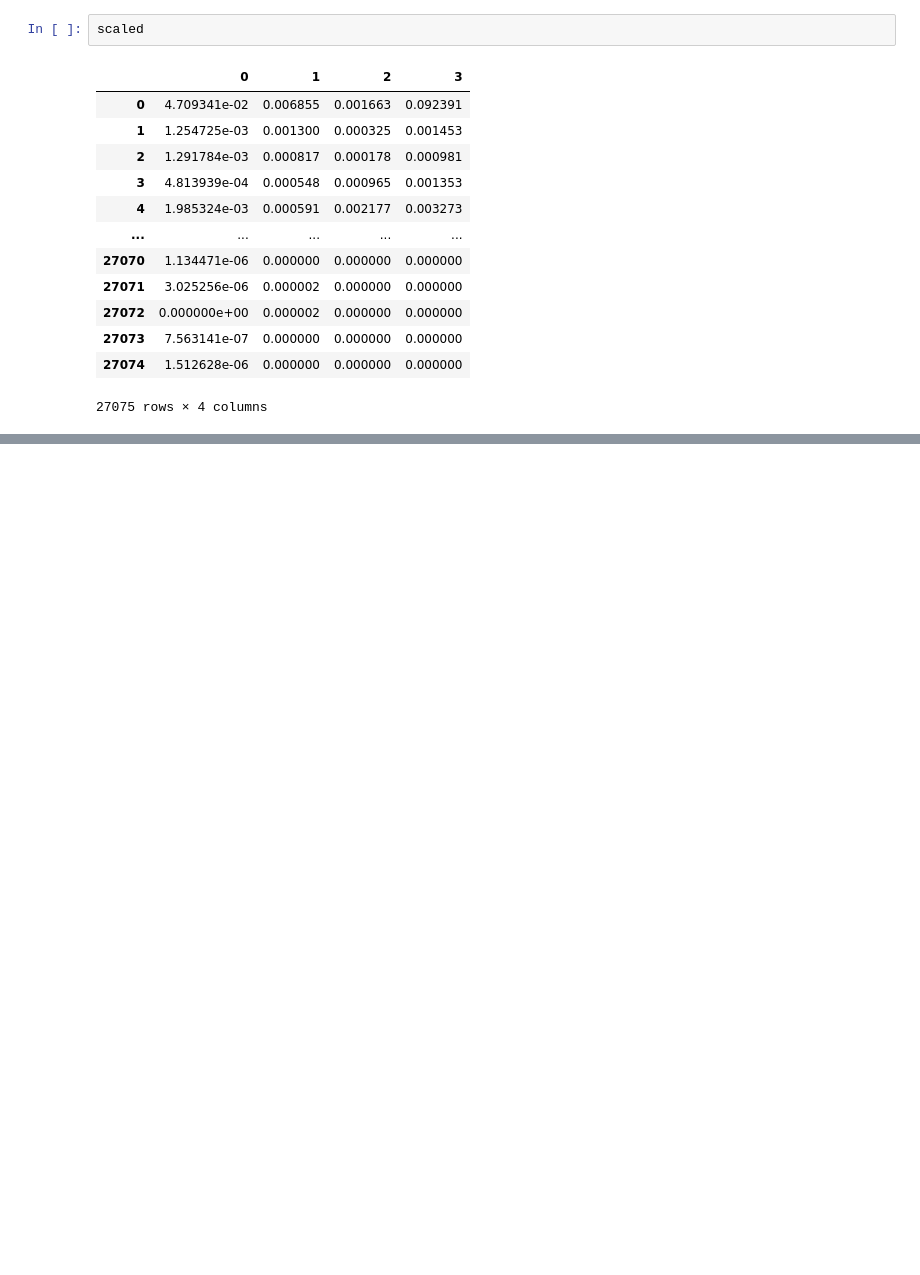
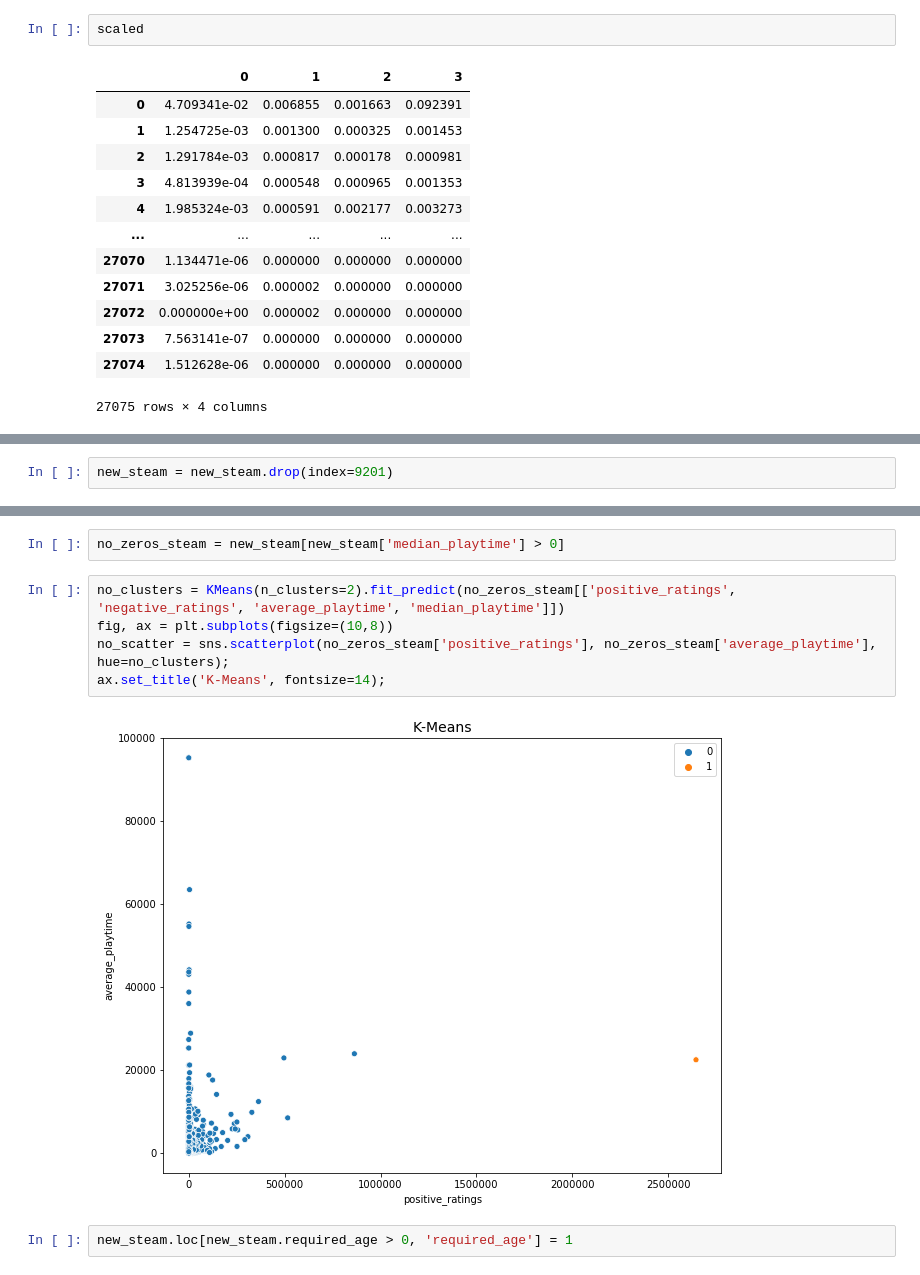
Before and after one commit to dquan101/ProyectoFinal_DW, a Jupyter notebook: Untitled.ipynb, the cells around one changed output, grey strips where cells are left out. Drawn from its saved outputs; the diff is of its cells as text; blank space fills up the shorter version.

```diff
--- a/Untitled.ipynb
+++ b/Untitled.ipynb
@@ -159,0 +202,2 @@ scaled
+# %%
+new_steam = new_steam.drop(index=9201)
@@ -159,0 +226,11 @@ scaled
+# %%
+no_zeros_steam = new_steam[new_steam['median_playtime'] > 0]
+# %%
+no_clusters = KMeans(n_clusters=2).fit_predict(no_zeros_steam[['positive_ratings', 'negative_ratings', 'average_playtime', 'median_playtime']])
+fig, ax = plt.subplots(figsize=(10,8))
+no_scatter = sns.scatterplot(no_zeros_steam['positive_ratings'], no_zeros_steam['average_playtime'], hue=no_clusters);
+ax.set_title('K-Means', fontsize=14);
+# %% [output]
+[figure, added]
+# %%
+new_steam.loc[new_steam.required_age > 0, 'required_age'] = 1
```
Also changed, not shown: parts of 11 cells of this notebook.
